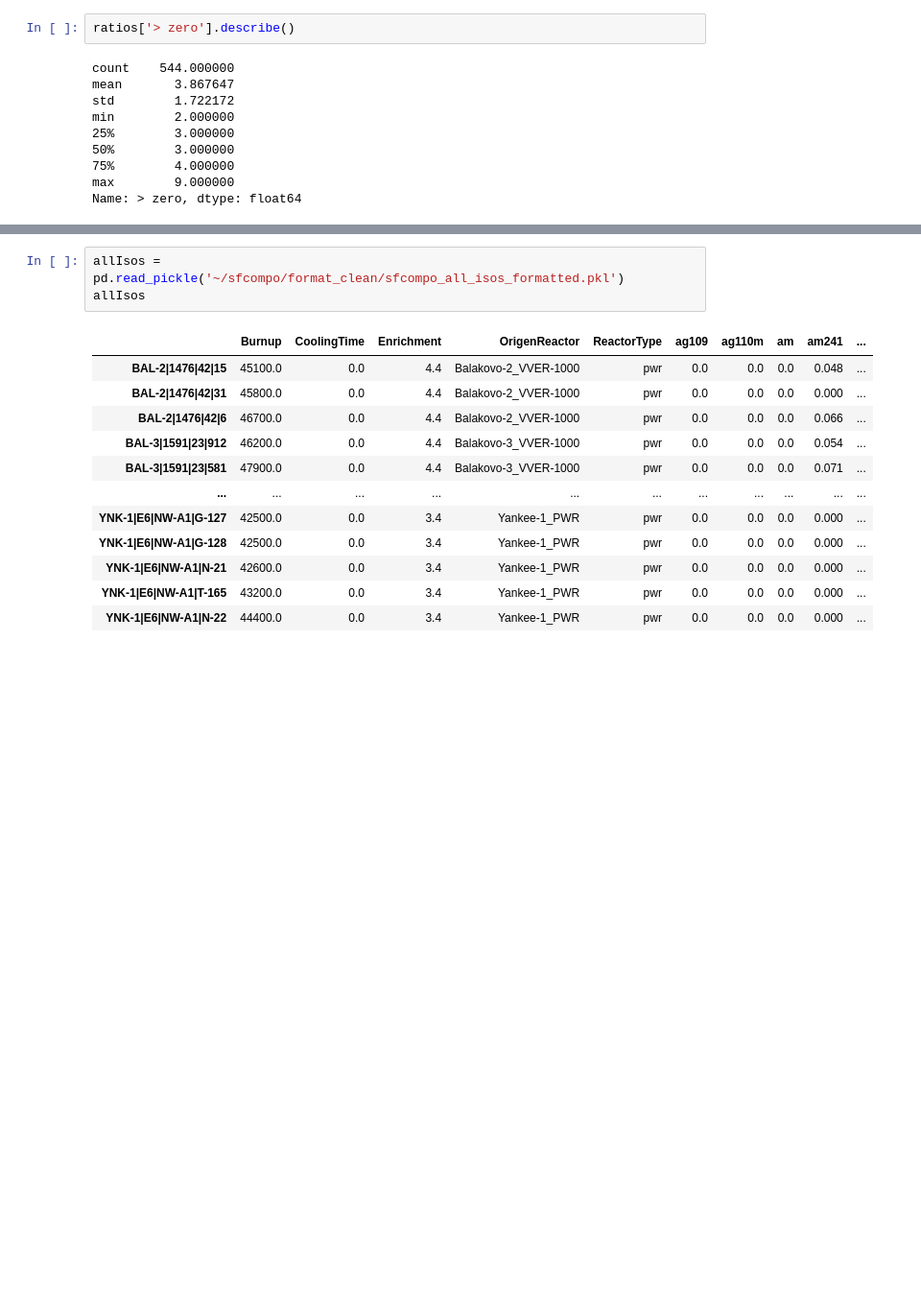
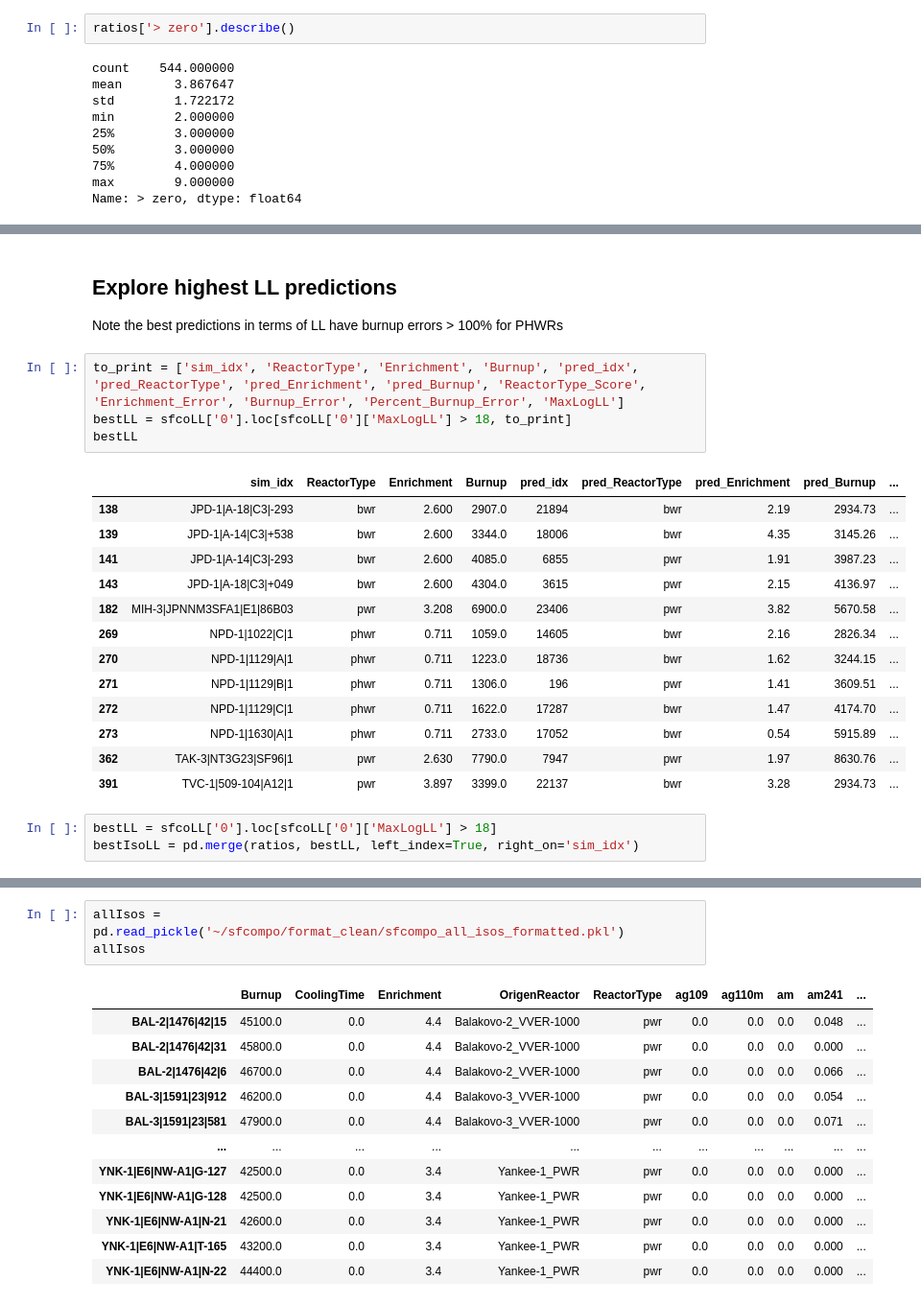
Before and after one commit to opotowsky/like-me-fuel, a Jupyter notebook: jupyter_notebooks/sfcompo_explore.ipynb, the cells around one changed output, grey strips where cells are left out. Shown: that part at 96% size. Saved outputs shown, nothing was run; the diff lists cells and outputs as text; blank space fills up the shorter version.

Commit message:
explore updates

```diff
--- a/jupyter_notebooks/sfcompo_explore.ipynb
+++ b/jupyter_notebooks/sfcompo_explore.ipynb
@@ -187,0 +267,25 @@ Name: > zero, dtype: float64
+# %% [markdown]
+## Explore highest LL predictions
+
+Note the best predictions in terms of LL have burnup errors > 100% for PHWRs
+# %%
+to_print = ['sim_idx', 'ReactorType', 'Enrichment', 'Burnup', 'pred_idx', 'pred_ReactorType', 'pred_Enrichment', 'pred_Burnup', 'ReactorType_Score', 'Enrichment_Error', 'Burnup_Error', 'Percent_Burnup_Error', 'MaxLogLL']
+bestLL = sfcoLL['0'].loc[sfcoLL['0']['MaxLogLL'] > 18, to_print]
+bestLL
+# %% [output]
+|  | sim_idx | ReactorType | Enrichment | Burnup | pred_idx | pred_ReactorType | pred_Enrichment | pred_Burnup | ... |
+| 138 | JPD-1|A-18|C3|-293 | bwr | 2.600 | 2907.0 | 21894 | bwr | 2.19 | 2934.73 | ... |
+| 139 | JPD-1|A-14|C3|+538 | bwr | 2.600 | 3344.0 | 18006 | bwr | 4.35 | 3145.26 | ... |
+| 141 | JPD-1|A-14|C3|-293 | bwr | 2.600 | 4085.0 | 6855 | pwr | 1.91 | 3987.23 | ... |
+| 143 | JPD-1|A-18|C3|+049 | bwr | 2.600 | 4304.0 | 3615 | pwr | 2.15 | 4136.97 | ... |
+| 182 | MIH-3|JPNNM3SFA1|E1|86B03 | pwr | 3.208 | 6900.0 | 23406 | pwr | 3.82 | 5670.58 | ... |
+| 269 | NPD-1|1022|C|1 | phwr | 0.711 | 1059.0 | 14605 | bwr | 2.16 | 2826.34 | ... |
+| 270 | NPD-1|1129|A|1 | phwr | 0.711 | 1223.0 | 18736 | bwr | 1.62 | 3244.15 | ... |
+| 271 | NPD-1|1129|B|1 | phwr | 0.711 | 1306.0 | 196 | pwr | 1.41 | 3609.51 | ... |
+| 272 | NPD-1|1129|C|1 | phwr | 0.711 | 1622.0 | 17287 | bwr | 1.47 | 4174.70 | ... |
+| 273 | NPD-1|1630|A|1 | phwr | 0.711 | 2733.0 | 17052 | bwr | 0.54 | 5915.89 | ... |
+| 362 | TAK-3|NT3G23|SF96|1 | pwr | 2.630 | 7790.0 | 7947 | pwr | 1.97 | 8630.76 | ... |
+| 391 | TVC-1|509-104|A12|1 | pwr | 3.897 | 3399.0 | 22137 | bwr | 3.28 | 2934.73 | ... |
+# %%
+bestLL = sfcoLL['0'].loc[sfcoLL['0']['MaxLogLL'] > 18]
+bestIsoLL = pd.merge(ratios, bestLL, left_index=True, right_on='sim_idx')
```
Also changed, not shown: parts of 21 cells of this notebook.
